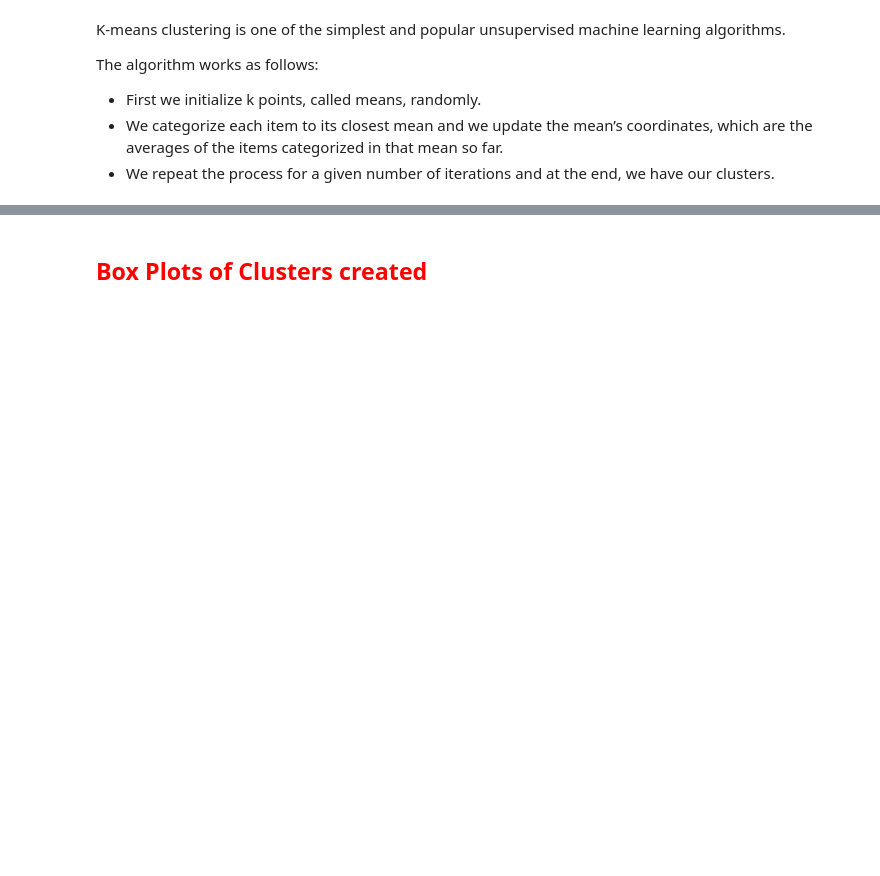
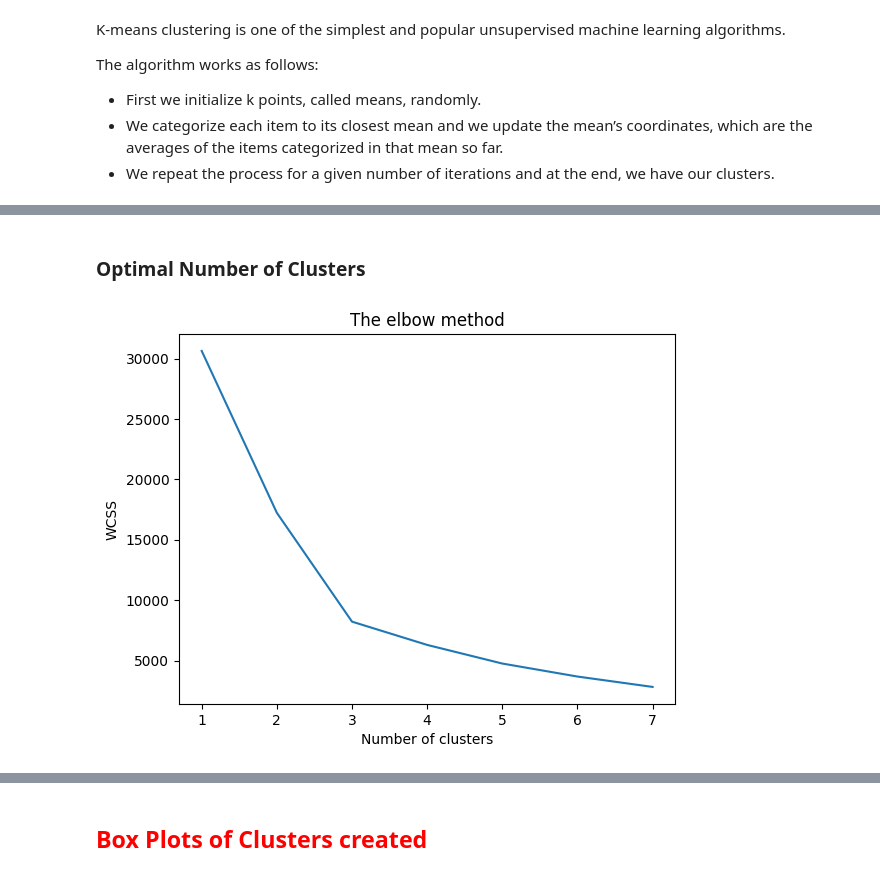
Before and after one commit to spadrejuan/cselec3c-prelims, a Jupyter notebook: Abrigo_Daliuag_Padrejuan_Salvador.ipynb, the cells around one changed output, grey strips where cells are left out. Saved outputs shown, nothing was run; the diff lists cells and outputs as text; code cells hidden in the pictures; blank space fills up the shorter version.

```diff
--- a/Abrigo_Daliuag_Padrejuan_Salvador.ipynb
+++ b/Abrigo_Daliuag_Padrejuan_Salvador.ipynb
@@ -207,2 +280,19 @@ Kmeans.fit(X_scaled)
+# %% [markdown]
+### Optimal Number of Clusters
+# %%
+wcss = []
+
+for i in range (1,8):
+    kmeans = KMeans(n_clusters=i, init = 'k-means++', max_iter=300, n_init=7, random_state=0)
+    kmeans.fit(X_scaled)
+    wcss.append(kmeans.inertia_)
+
+plt.plot(range(1,8), wcss)
+plt.title('The elbow method')
+plt.xlabel('Number of clusters')
+plt.ylabel('WCSS')
+plt.show()
+# %% [output]
+[figure, added]
 # %%
 #create a K_means function here
```
Also changed, not shown: parts of 13 cells of this notebook.
